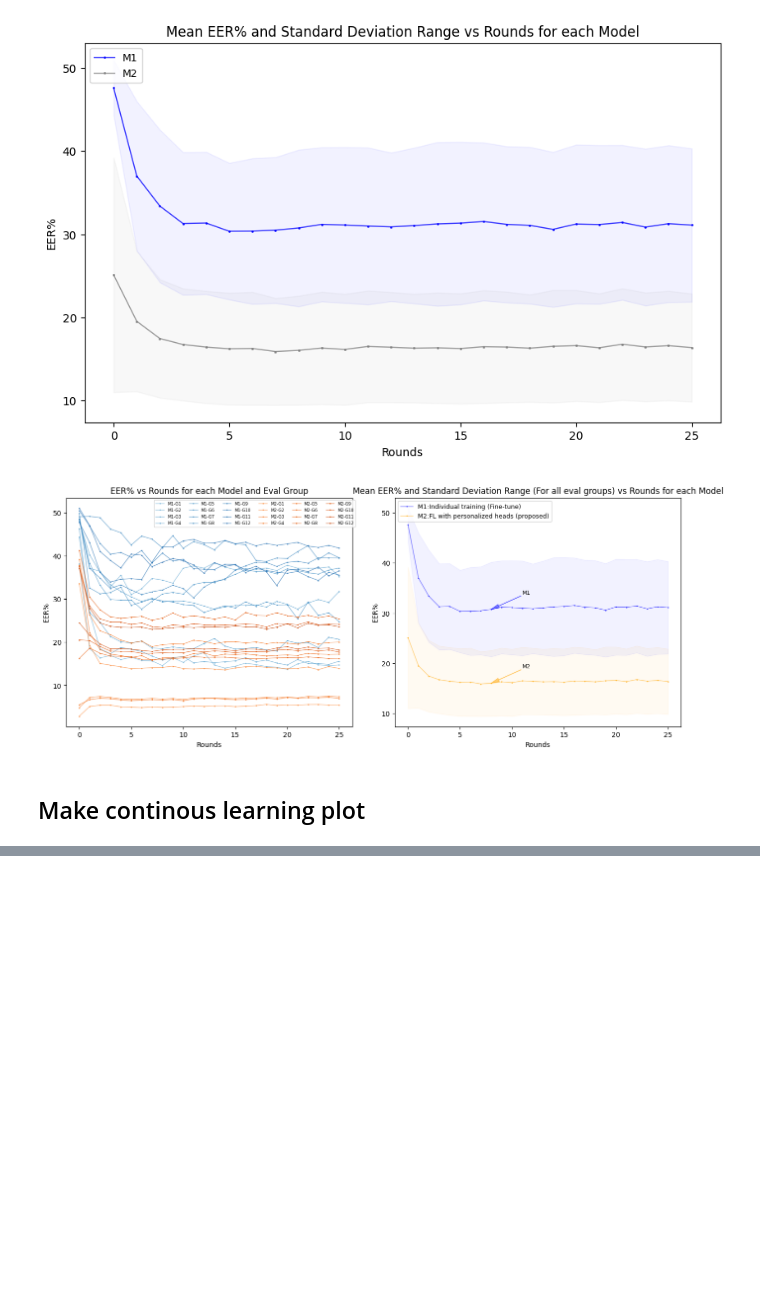
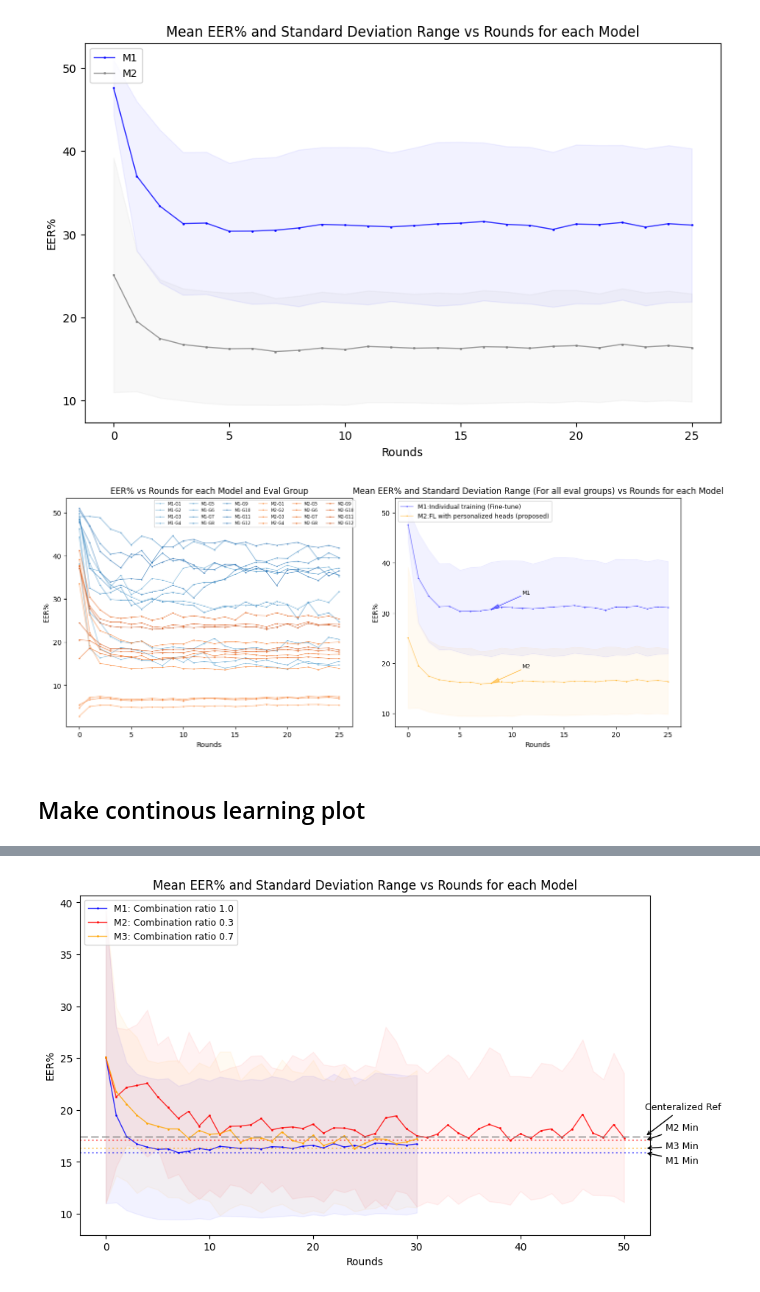
Before and after one commit to zhiyongchenGREAT/FedSPK, a Jupyter notebook: process_wandbplot.ipynb, the cells around one changed output, grey strips where cells are left out. Drawn from its saved outputs; the diff is of its cells as text; code cells hidden in the pictures; blank space fills up the shorter version.

```diff
--- a/process_wandbplot.ipynb
+++ b/process_wandbplot.ipynb
@@ -1096,0 +1303,100 @@ plt.show()
+# %%
+import pandas as pd
+import numpy as np
+
+
+# Process results to remove NaNs and adjust dimensions
+adjusted_results = []
+for model_data in results:
+    # Remove NaNs and reshape the data
+    model_data_no_nan = model_data[~np.isnan(model_data)].reshape(-1, 12)
+    adjusted_results.append(model_data_no_nan)
+
+# Display the first model's data
+# print(adjusted_results[0])
+# %%
+import matplotlib.pyplot as plt
+import numpy as np
+
+# Set up the plot
+plt.figure(figsize=(10, 6))
+
+# Define markers for each model
+markers = ['o', 's', 'D']
+
+# Define colors for each model
+colors = ['blue', 'red', 'orange']
+
+label_list = ['Combination ratio 1.0', 'Combination ratio 0.3', 'Combination ratio 0.7']
+
+y_bias = [1, -1, 0]
+
+# Loop through the models and their data
+for model_idx, model_data in enumerate(adjusted_results):
+    # Calculate the mean and standard deviation for each round
+    mean_data = np.mean(model_data, axis=1)
+    std_data = np.std(model_data, axis=1)
+
+    # Plot the mean data with the specified color, marker, and linestyle
+    plt.plot(
+        mean_data,
+        color=colors[model_idx],
+        marker=markers[model_idx],
+        linestyle='-',
+        linewidth=1,
+        alpha=0.8,
+        label=f"M{model_idx+1}: "+ label_list[model_idx],
+        markersize=1,
+    )
+
+    # Plot the standard deviation range as a shaded area
+    plt.fill_between(
+        range(len(mean_data)),
+        mean_data - std_data,
+        mean_data + std_data,
+        color=colors[model_idx],
+        alpha=0.05,
+    )
+
+    # Find the minimum value of mean_data
+    min_mean_data = np.min(mean_data)
+
+    # Plot the minimum level using plt.axhline with the same color as each line
+    plt.axhline(y=min_mean_data, color=colors[model_idx], linestyle=':', alpha=0.5)
+
+    # Add arrow annotation at (55, 17.44)
+    plt.annotate(
+        f"M{model_idx+1} Min",
+        xy=(52, min_mean_data),
+        xytext=(54, min_mean_data-y_bias[model_idx]),
+        arrowprops=dict(facecolor='black', arrowstyle='->'),
+        fontsize=9,
+    )
+
+# Plot the minimum level using plt.axhline with the same color as each line
+plt.axhline(y=17.44, color='grey', linestyle='--', alpha=0.5, linewidth=2)
+
+# Add arrow annotation at (55, 17.44)
+plt.annotate(
+    'Centeralized Ref',
+    xy=(52, 17.44),
+    xytext=(52, 20),
+    arrowprops=dict(facecolor='black', arrowstyle='->'),
+    fontsize=9,
+)
+
+# Configure plot appearance
+plt.xlabel("Rounds")
+plt.ylabel("EER%")
+plt.title("Mean EER% and Standard Deviation Range vs Rounds for each Model")
+
+# Add legend
+plt.legend(loc='upper left', fontsize=9)
+
+# save the plot to pdf
+plt.savefig('wandb_FL_prob_com.pdf', bbox_inches='tight', dpi=300)
+
+# Show the plot
+plt.show()
+# %% [output]
+[figure, added]
```
Also changed, not shown: parts of 5 cells of this notebook.
